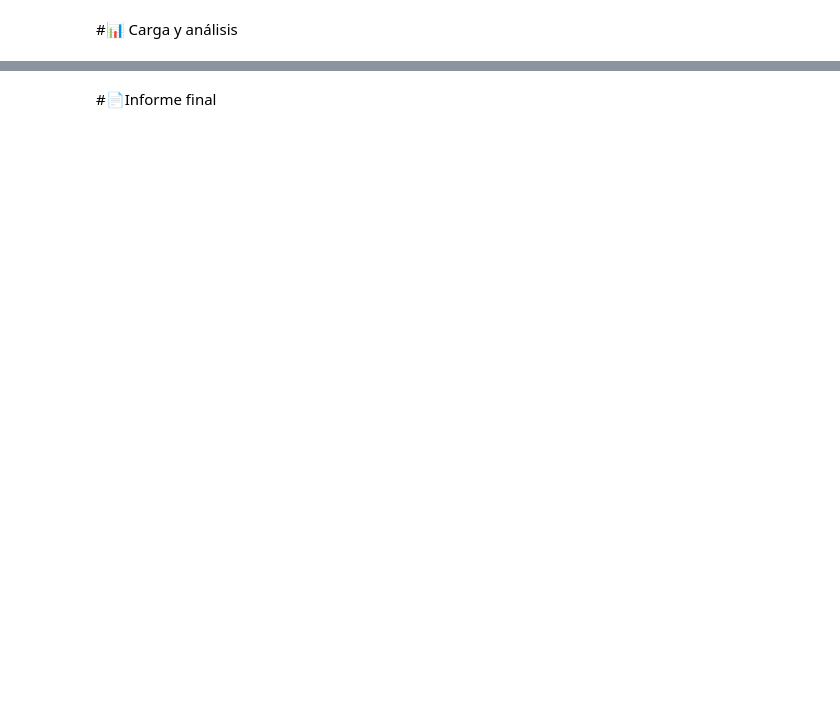
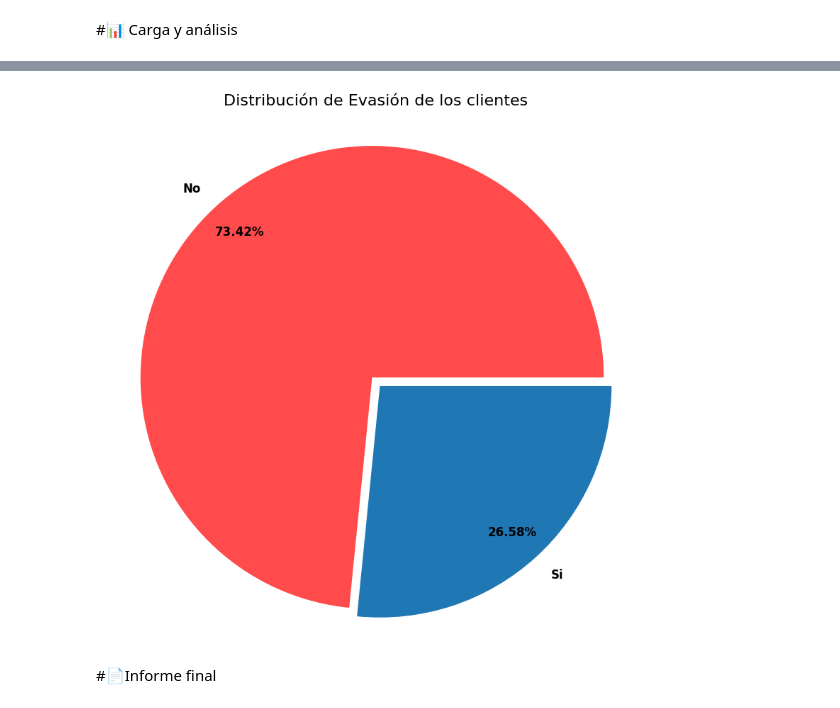
Before and after one commit to DarkLyng/Challenge-TelecomX, a Jupyter notebook: TelecomX_LATAM.ipynb, the cells around one changed output, grey strips where cells are left out. Cells and saved outputs as stored; diff of their text form; code cells hidden in the pictures; blank space fills up the shorter version.

```diff
--- a/TelecomX_LATAM.ipynb
+++ b/TelecomX_LATAM.ipynb
@@ -110 +144,13 @@ np.int64(0)
+# %%
+#Eliminar estos espacios
+df_normalizado=df_normalizado[df_normalizado['account.Charges.Total'].astype(str).str.contains(r'^-?\d*\.?\d+$')]
+# %%
+#Reemplazar "No phone service" y "No internet service" en "No"
+df_normalizado.replace("No phone service", "No", inplace=True)
+df_normalizado.replace("No internet service", "No", inplace=True)
+df_normalizado.replace("No", 0, inplace=True)
+df_normalizado.replace("Yes", 1, inplace=True)
+# %%
+# Convertir la columna account.Charges.Total a float
+df_normalizado['account.Charges.Total'] = pd.to_numeric(df_normalizado['account.Charges.Total'], errors='coerce')
 # %%
@@ -124,0 +222,4 @@ df_normalizado[~df_normalizado['Charges.Total'].astype(str).str.contains(r'^-?\d
+# %%
+#Distribución de evasión
+df_evasion=df_normalizado['Churn'].value_counts(normalize=True).rename(index={1:"Si",0:"No"})*100
+df_evasion
@@ -124,0 +232,35 @@ df_normalizado[~df_normalizado['Charges.Total'].astype(str).str.contains(r'^-?\d
+# %%
+# 1. Preparar los datos
+#conteo_cashback = df['cashback'].value_counts()
+
+# 2. Configurar colores y estilo
+colores = ['#FF4B4B', '#1F77B4'] # Rojo vibrante y Azul estándar
+explode = (0.05, 0) # Pequeña separación para destacar la primera categoría
+
+plt.figure(figsize=(8, 8))
+
+# 3. Crear el gráfico de pastel base (con wedgeprops para el grosor de la rosquilla)
+plt.pie(
+    df_evasion,
+    labels=df_evasion.index,
+    autopct='%1.2f%%',
+    startangle=0,
+    colors=colores,
+    explode=explode,
+    pctdistance=0.85, # Aleja el texto del centro para que no quede sobre el hueco
+    textprops={'fontsize': 12, 'fontweight': 'bold'}
+)
+
+# 4. Dibujar el círculo central para convertirlo en rosquilla
+#centro_circulo = plt.Circle((0, 0), 0.70, fc='white')
+#fig = plt.gcf()
+#fig.gca().add_artist(centro_circulo)
+
+# 5. Personalización y título
+plt.title('Distribución de Evasión de los clientes', fontsize=16, pad=20,)
+plt.axis('equal') # Para que sea un círculo perfecto
+
+plt.tight_layout()
+plt.show()
+# %% [output]
+[figure, added]
```
Also changed, not shown: parts of 14 cells of this notebook.
